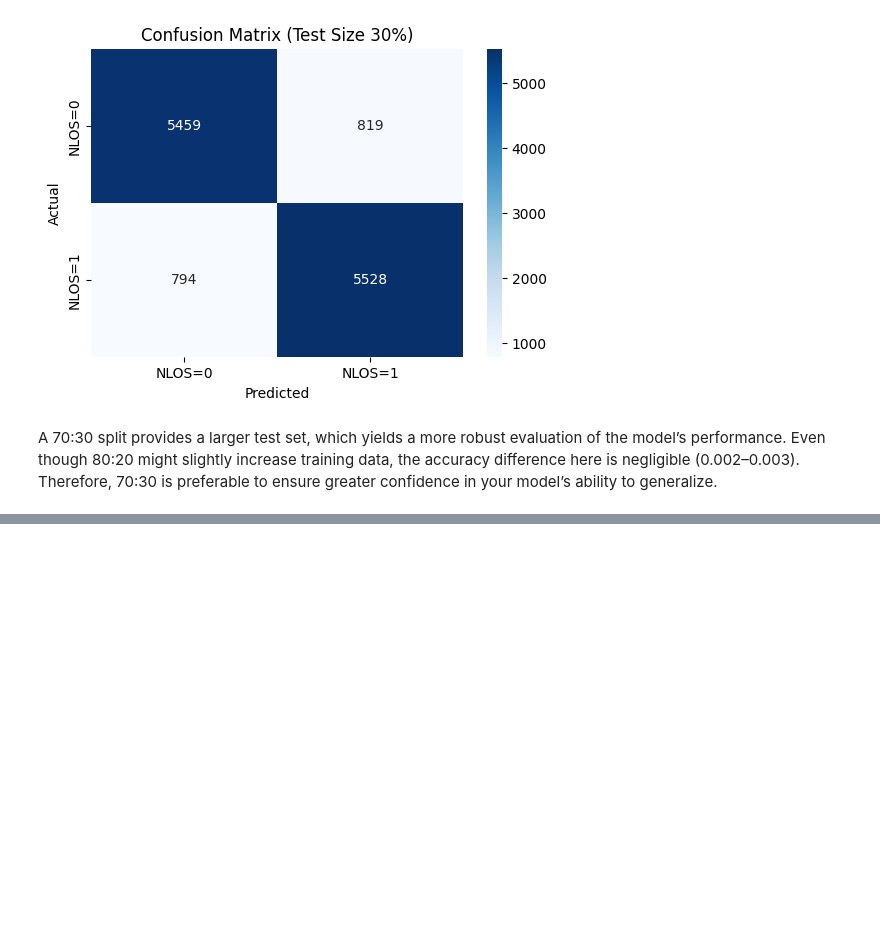
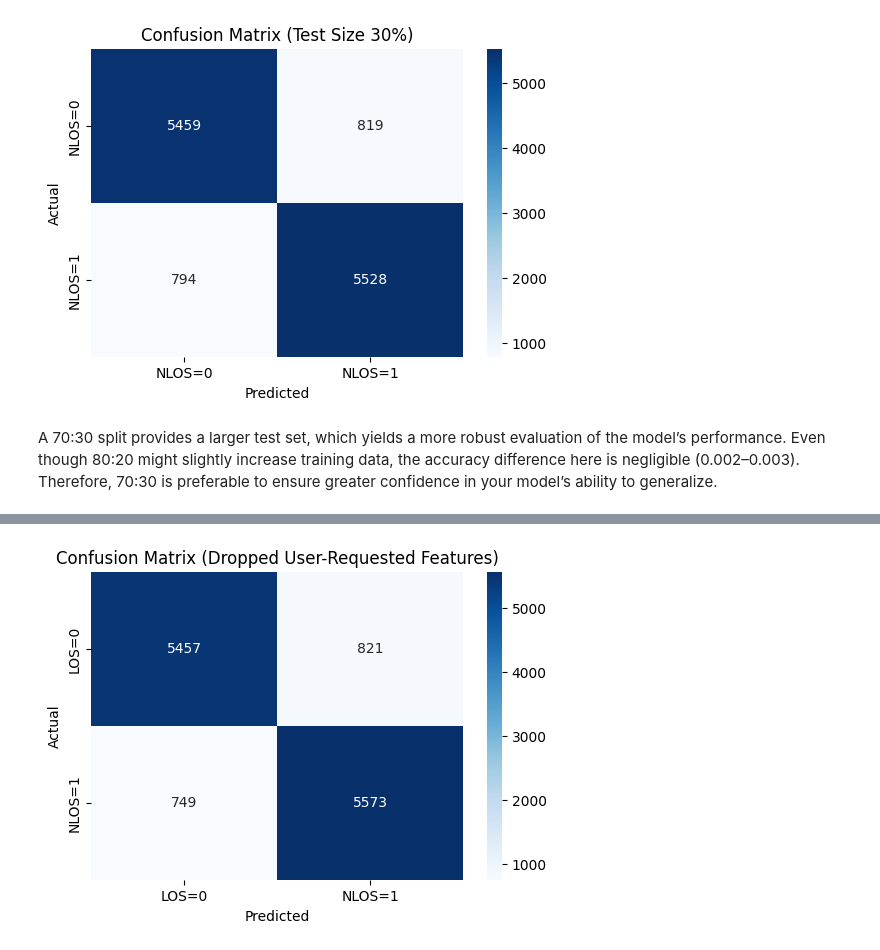
Before and after one commit to jaywmz/UWB-LOS-NLOS-Data-Analytics, a Jupyter notebook: models/NLOS_classfier_mining.ipynb, the cells around one changed output, grey strips where cells are left out. Cells and saved outputs as stored; diff of their text form; code cells hidden in the pictures; blank space fills up the shorter version.

```diff
--- a/models/NLOS_classfier_mining.ipynb
+++ b/models/NLOS_classfier_mining.ipynb
@@ -276,0 +189,83 @@ The marginal benefit of slightly more training data (80:20) does not appear to m
+# %%
+import pandas as pd
+import numpy as np
+import seaborn as sns
+import matplotlib.pyplot as plt
+from sklearn.model_selection import train_test_split
+from sklearn.tree import DecisionTreeClassifier, plot_tree
+from sklearn.metrics import accuracy_score, classification_report, confusion_matrix
+
+# -----------------------------
+# Cell: Remove user-requested features & Evaluate Decision Tree
+# -----------------------------
+# GOAL:
+#   Drop the specified features from the dataset and retrain the classifier
+#   to check how accuracy changes.
+#
+# WHY:
+#   The user wants to remove the features that appear lower on the importance chart
+#   to see if performance remains stable or improves.
+#
+# Reason:
+#   If accuracy doesn't drop, we can safely keep the model simpler.
+
+# 1. Load the dataset
+file_path = "../dataset/prepared/final_preprocessed_8PCs_both_all.csv"
+df = pd.read_csv(file_path)
+print(f"Loaded DataFrame from {file_path}. Shape: {df.shape}")
+print("Columns:", df.columns.tolist())
+
+# 2. Define features to drop (based on user's request)
+#    These were identified as lower-importance from the bar chart.
+low_importance_features = [
+    "CIR_PC4", "CIR_PC7", "CIR_PC5",
+    "CIR_PC2", "CIR_PC6", "CIR_PC8", "STDEV_NOISE", "FP_AMP3", "FP_AMP1"
+]
+
+# 3. Define features (X) and label (y)
+#    'NLOS' is the target for classification.
+features_to_drop = ["NLOS"] + low_importance_features
+X = df.drop(columns=features_to_drop, errors="ignore")  # Keep 'RANGE' if you want it as a feature
+y = df["NLOS"]
+
+# 4. Train/test split (70:30)
+X_train, X_test, y_train, y_test = train_test_split(X, y, test_size=0.30, random_state=111)
+print(f"Training set: {X_train.shape}, Testing set: {X_test.shape}")
+
+# 5. Train Decision Tree
+clf = DecisionTreeClassifier(random_state=111)
+clf.fit(X_train, y_train)
+
+# 6. Predictions & Evaluation
+y_pred = clf.predict(X_test)
+
+accuracy = accuracy_score(y_test, y_pred)
+report = classification_report(y_test, y_pred)
+cm = confusion_matrix(y_test, y_pred)
+
+print("\n--- Decision Tree Classifier (After Dropping Requested Features) ---")
+print(f"Features retained: {X.columns.tolist()}")
+print(f"Accuracy: {accuracy:.4f}")
+print("Classification Report:\n", report)
+print("Confusion Matrix:\n", cm)
+
+# 7. Plot Confusion Matrix
+plt.figure(figsize=(6,4))
+sns.heatmap(cm, annot=True, fmt="d", cmap="Blues",
+            xticklabels=["LOS=0", "NLOS=1"], yticklabels=["LOS=0", "NLOS=1"])
+plt.xlabel("Predicted")
+plt.ylabel("Actual")
+plt.title("Confusion Matrix (Dropped User-Requested Features)")
+plt.show()
+
+# 8. (Optional) Check new feature importances
+importances = clf.feature_importances_
+feat_imp_series = pd.Series(importances, index=X.columns).sort_values(ascending=False)
+
+plt.figure(figsize=(8,5))
+sns.barplot(x=feat_imp_series, y=feat_imp_series.index, palette="viridis")
+plt.title("Decision Tree Feature Importances (After Dropping Requested Features)")
+plt.xlabel("Importance Score")
+plt.ylabel("Feature")
+plt.show()
+# %% [output]
@@ -276,0 +292 @@ The marginal benefit of slightly more training data (80:20) does not appear to m
+[figure, added]
```
Also changed, not shown: parts of 14 cells of this notebook, 3 other files.
